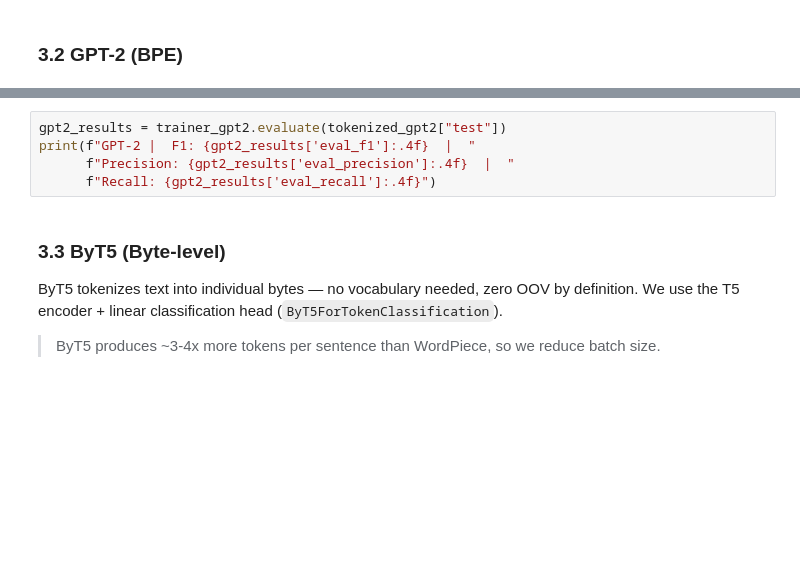
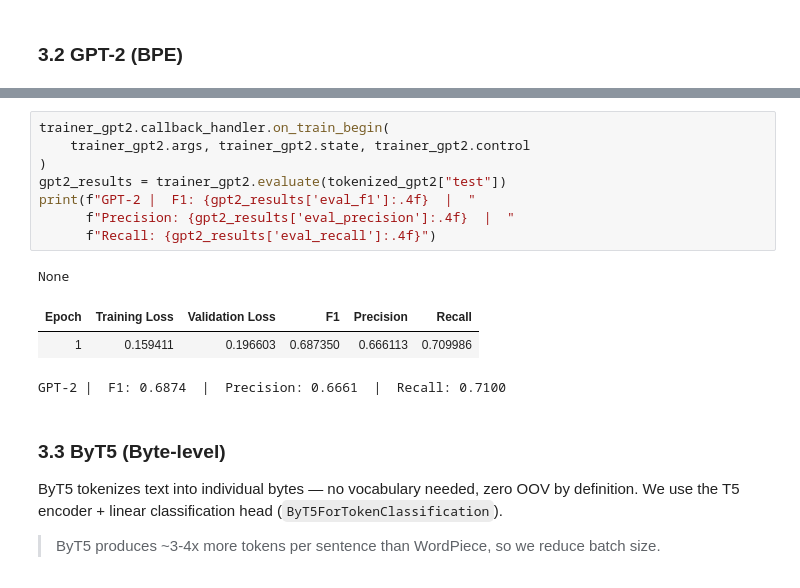
Before and after one commit to n4rly-boop/S26-NLP-Tokenization-for-Noisy-Texts, a Jupyter notebook: notebooks/01_baseline.ipynb, the cells around one changed output, grey strips where cells are left out. Saved outputs shown, nothing was run; the diff lists cells and outputs as text; blank space fills up the shorter version.

```diff
--- a/notebooks/01_baseline.ipynb
+++ b/notebooks/01_baseline.ipynb
@@ -189,8 +266,16 @@ trainer_gpt2.train()
 # %%
+trainer_gpt2.callback_handler.on_train_begin(
+    trainer_gpt2.args, trainer_gpt2.state, trainer_gpt2.control
+)
 gpt2_results = trainer_gpt2.evaluate(tokenized_gpt2["test"])
 print(f"GPT-2 |  F1: {gpt2_results['eval_f1']:.4f}  |  "
       f"Precision: {gpt2_results['eval_precision']:.4f}  |  "
       f"Recall: {gpt2_results['eval_recall']:.4f}")
+# %% [output]
+None
+| Epoch | Training Loss | Validation Loss | F1 | Precision | Recall |
+| 1 | 0.159411 | 0.196603 | 0.687350 | 0.666113 | 0.709986 |
+GPT-2 |  F1: 0.6874  |  Precision: 0.6661  |  Recall: 0.7100
 # %% [markdown]
 ### 3.3 ByT5 (Byte-level)
 
```
Also changed, not shown: parts of 15 cells of this notebook.
